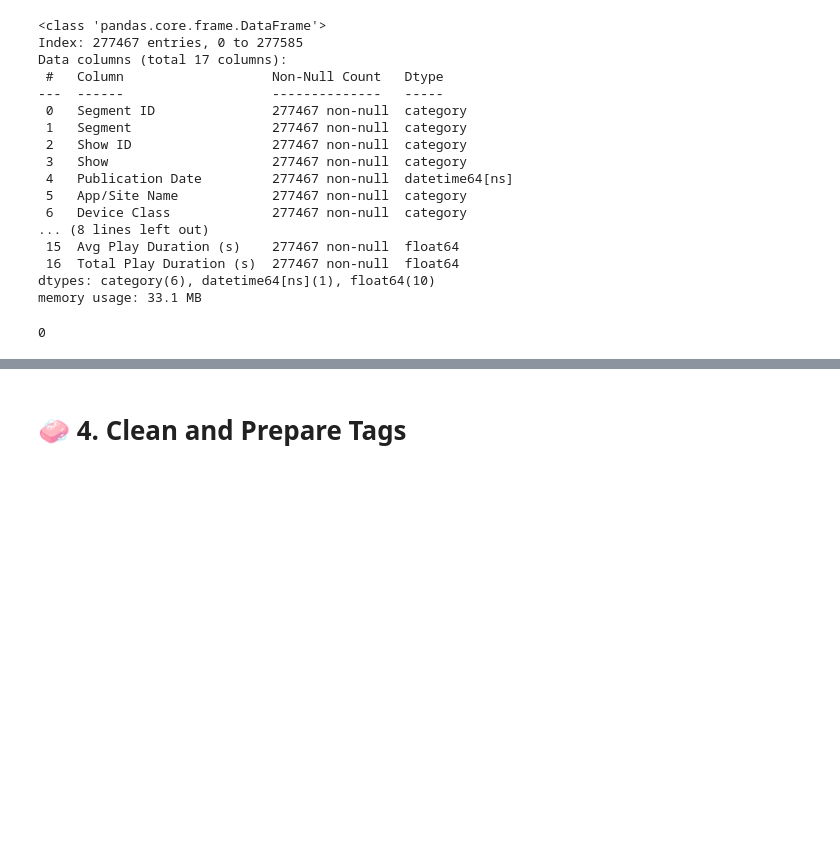
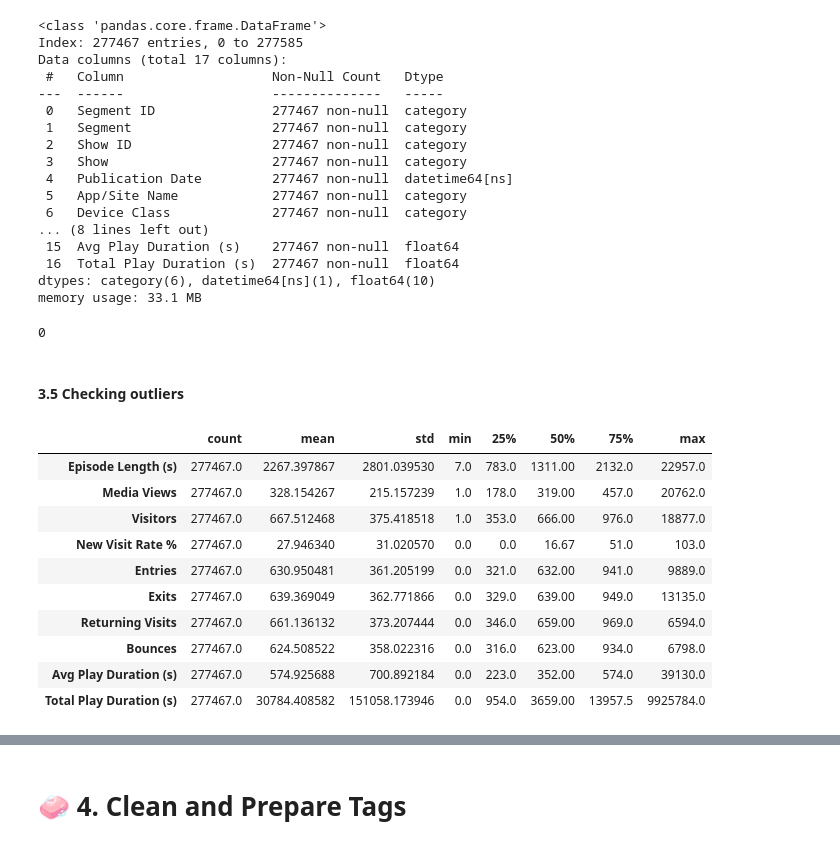
Before and after one commit to hugodup/rts-data-analyst-case, a Jupyter notebook: notebooks/rts_analysis.ipynb, the cells around one changed output, grey strips where cells are left out. Cells and saved outputs as stored; diff of their text form; code cells hidden in the pictures; blank space fills up the shorter version.

```diff
--- a/notebooks/rts_analysis.ipynb
+++ b/notebooks/rts_analysis.ipynb
@@ -378,3 +350,20 @@ duplicate_rows = metrics_df.duplicated()
 print(duplicate_rows.sum())
 # %% [output]
 0
+# %% [markdown]
+#### 3.5 Checking outliers
+# %%
+# checking the statistics of the numerical values
+metrics_df[numeric_columns].describe().T
+# %% [output]
+|  | count | mean | std | min | 25% | 50% | 75% | max |
+| Episode Length (s) | 277467.0 | 2267.397867 | 2801.039530 | 7.0 | 783.0 | 1311.00 | 2132.0 | 22957.0 |
+| Media Views | 277467.0 | 328.154267 | 215.157239 | 1.0 | 178.0 | 319.00 | 457.0 | 20762.0 |
+| Visitors | 277467.0 | 667.512468 | 375.418518 | 1.0 | 353.0 | 666.00 | 976.0 | 18877.0 |
+| New Visit Rate % | 277467.0 | 27.946340 | 31.020570 | 0.0 | 0.0 | 16.67 | 51.0 | 103.0 |
+| Entries | 277467.0 | 630.950481 | 361.205199 | 0.0 | 321.0 | 632.00 | 941.0 | 9889.0 |
+| Exits | 277467.0 | 639.369049 | 362.771866 | 0.0 | 329.0 | 639.00 | 949.0 | 13135.0 |
+| Returning Visits | 277467.0 | 661.136132 | 373.207444 | 0.0 | 346.0 | 659.00 | 969.0 | 6594.0 |
+| Bounces | 277467.0 | 624.508522 | 358.022316 | 0.0 | 316.0 | 623.00 | 934.0 | 6798.0 |
+| Avg Play Duration (s) | 277467.0 | 574.925688 | 700.892184 | 0.0 | 223.0 | 352.00 | 574.0 | 39130.0 |
+| Total Play Duration (s) | 277467.0 | 30784.408582 | 151058.173946 | 0.0 | 954.0 | 3659.00 | 13957.5 | 9925784.0 |
```
Also changed, not shown: parts of 29 cells of this notebook, 8 other files.
